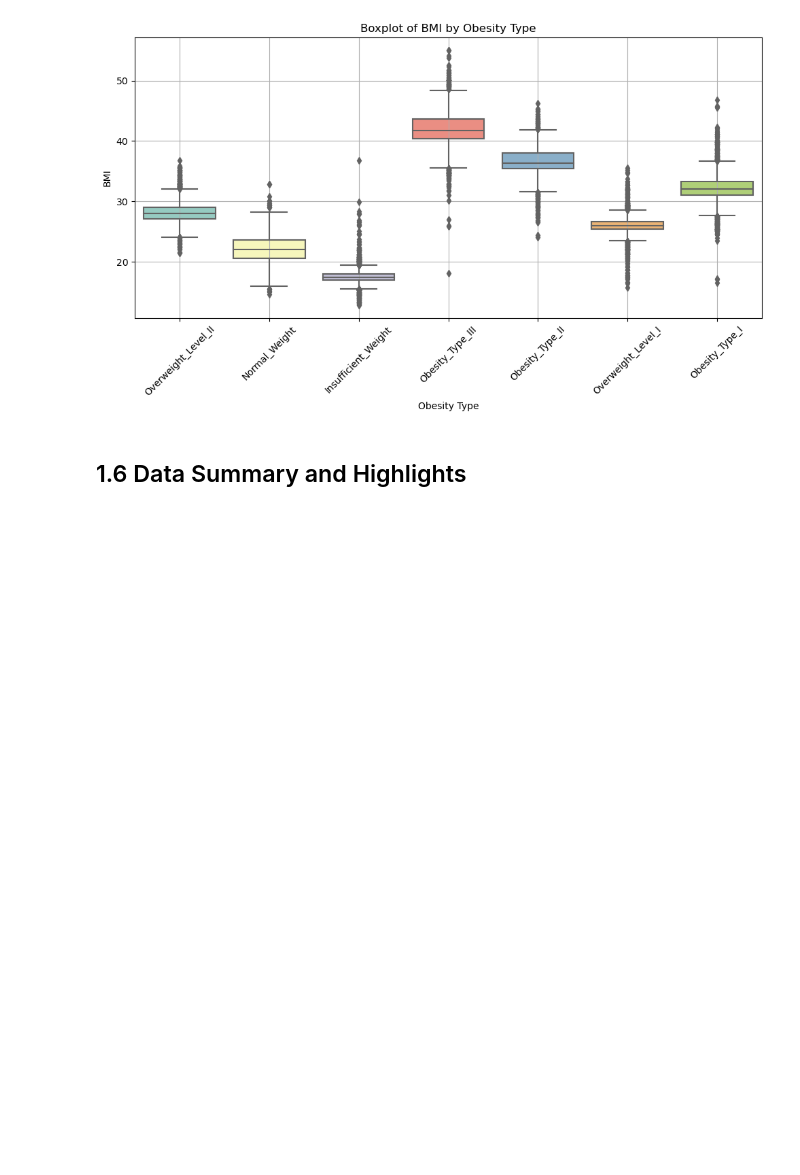
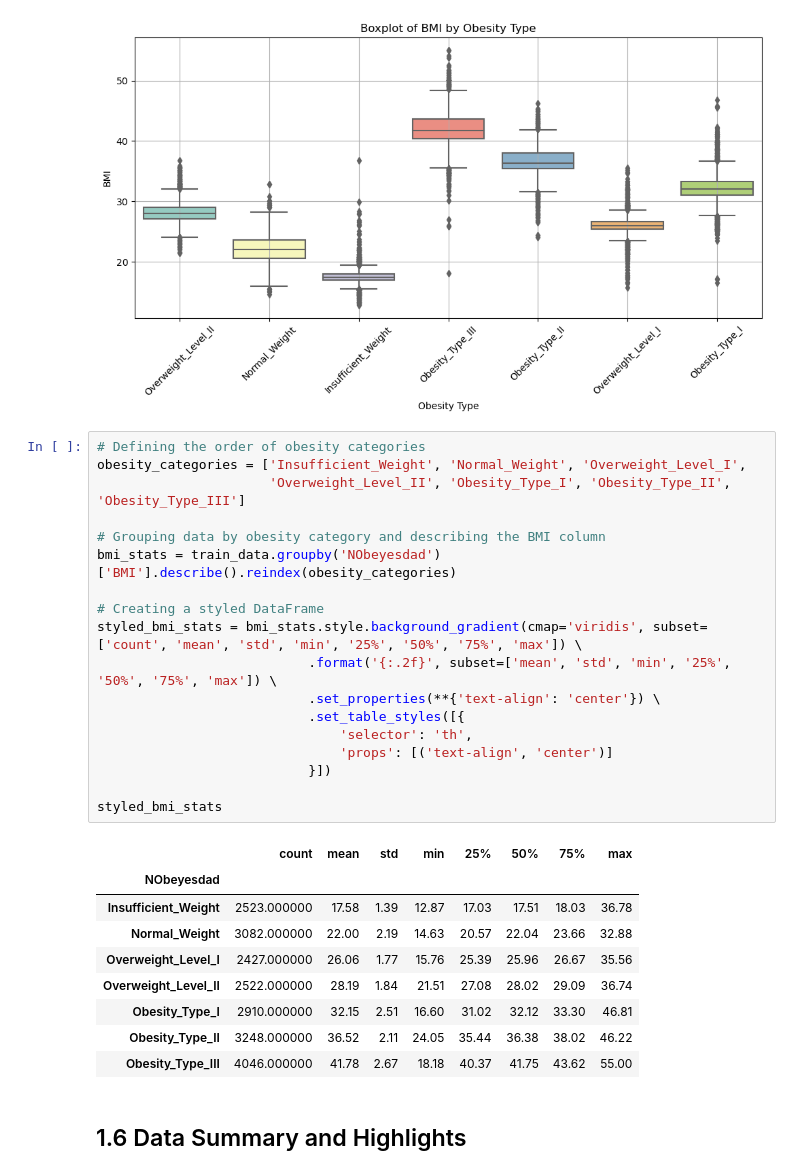
Before and after one commit to mm2648/CapstoneTwo, a Jupyter notebook: CapstoneTwo_ObesityRiskPrediction.ipynb, the cells around one changed output. Saved outputs shown, nothing was run; the diff lists cells and outputs as text; blank space fills up the shorter version.

```diff
--- a/CapstoneTwo_ObesityRiskPrediction.ipynb
+++ b/CapstoneTwo_ObesityRiskPrediction.ipynb
@@ -495,6 +522,34 @@ plt.tight_layout()
 plt.show()
 # %% [output]
 [figure]
+# %%
+# Defining the order of obesity categories
+obesity_categories = ['Insufficient_Weight', 'Normal_Weight', 'Overweight_Level_I',
+                      'Overweight_Level_II', 'Obesity_Type_I', 'Obesity_Type_II', 'Obesity_Type_III']
+
+# Grouping data by obesity category and describing the BMI column
+bmi_stats = train_data.groupby('NObeyesdad')['BMI'].describe().reindex(obesity_categories)
+
+# Creating a styled DataFrame
+styled_bmi_stats = bmi_stats.style.background_gradient(cmap='viridis', subset=['count', 'mean', 'std', 'min', '25%', '50%', '75%', 'max']) \
+                           .format('{:.2f}', subset=['mean', 'std', 'min', '25%', '50%', '75%', 'max']) \
+                           .set_properties(**{'text-align': 'center'}) \
+                           .set_table_styles([{
+                               'selector': 'th',
+                               'props': [('text-align', 'center')]
+                           }])
+
+styled_bmi_stats
+# %% [output]
+|  | count | mean | std | min | 25% | 50% | 75% | max |
+| NObeyesdad |  |  |  |  |  |  |  |  |
+| Insufficient_Weight | 2523.000000 | 17.58 | 1.39 | 12.87 | 17.03 | 17.51 | 18.03 | 36.78 |
+| Normal_Weight | 3082.000000 | 22.00 | 2.19 | 14.63 | 20.57 | 22.04 | 23.66 | 32.88 |
+| Overweight_Level_I | 2427.000000 | 26.06 | 1.77 | 15.76 | 25.39 | 25.96 | 26.67 | 35.56 |
+| Overweight_Level_II | 2522.000000 | 28.19 | 1.84 | 21.51 | 27.08 | 28.02 | 29.09 | 36.74 |
+| Obesity_Type_I | 2910.000000 | 32.15 | 2.51 | 16.60 | 31.02 | 32.12 | 33.30 | 46.81 |
+| Obesity_Type_II | 3248.000000 | 36.52 | 2.11 | 24.05 | 35.44 | 36.38 | 38.02 | 46.22 |
+| Obesity_Type_III | 4046.000000 | 41.78 | 2.67 | 18.18 | 40.37 | 41.75 | 43.62 | 55.00 |
 # %% [markdown]
 ## 1.6 Data Summary and Highlights <a id='1.6_Data_Highlights'></a>
 # %% [markdown]
```
Also changed, not shown: parts of 18 cells of this notebook.
